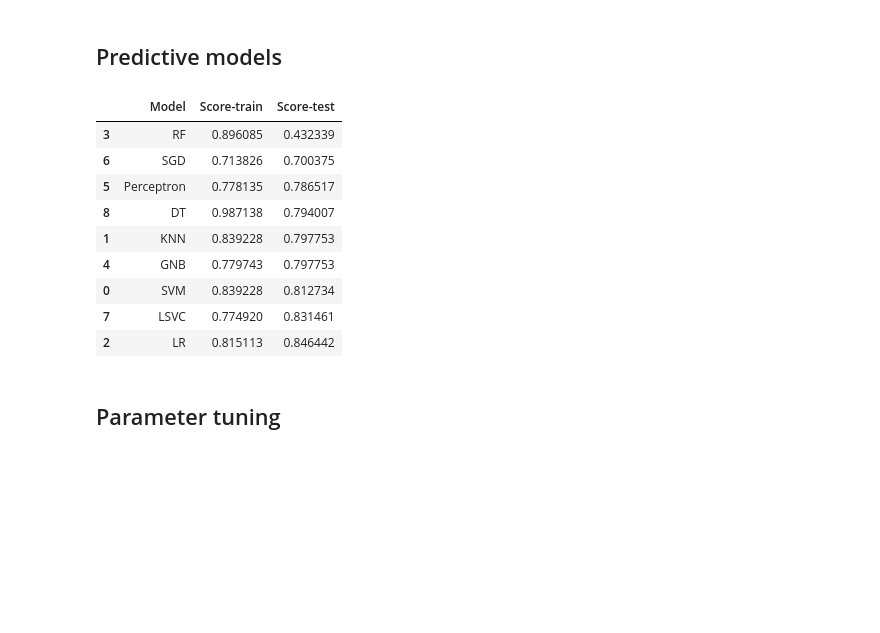
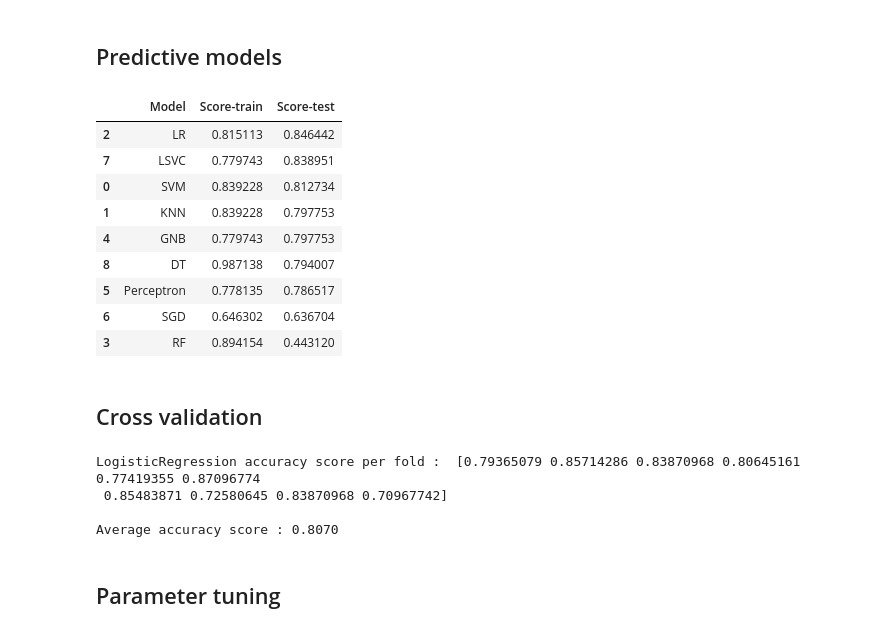
Before and after one commit to Przemoo16/Scikit-learn-Titanic-Survivors-Classification, a Jupyter notebook: Titanic.ipynb, the cells around one changed output. Saved outputs shown, nothing was run; the diff lists cells and outputs as text; code cells hidden in the pictures; blank space fills up the shorter version.

Commit message:
Go cross validation up

```diff
--- a/Titanic.ipynb
+++ b/Titanic.ipynb
@@ -364,23 +364,40 @@ Predict probability of survival for 10 passenger: [0.14       0.14       0.58
 # %%
 Predictive_models = pd.DataFrame({
     'Model': ['SVM', 'KNN', 'LR', 'RF', 'GNB',
               'Perceptron','SGD', 'LSVC', 'DT'],
     'Score-train': [svc_train_score, kn_train_score, lr_train_score, rf_train_score, gnb_train_score,
               per_train_score, sgd_train_score, lsvc_train_score, dt_train_score],
     'Score-test': [svc_test_score, kn_test_score, lr_test_score, rf_test_score, gnb_test_score,
               per_test_score, sgd_test_score, lsvc_test_score, dt_test_score]})
-Predictive_models.sort_values(by ='Score-test', ascending=True)
+Predictive_models.sort_values(by ='Score-test', ascending=False)
 # %% [output]
 |  | Model | Score-train | Score-test |
-| 3 | RF | 0.896085 | 0.432339 |
-| 6 | SGD | 0.713826 | 0.700375 |
-| 5 | Perceptron | 0.778135 | 0.786517 |
-| 8 | DT | 0.987138 | 0.794007 |
+| 2 | LR | 0.815113 | 0.846442 |
+| 7 | LSVC | 0.779743 | 0.838951 |
+| 0 | SVM | 0.839228 | 0.812734 |
 | 1 | KNN | 0.839228 | 0.797753 |
 | 4 | GNB | 0.779743 | 0.797753 |
-| 0 | SVM | 0.839228 | 0.812734 |
-| 7 | LSVC | 0.774920 | 0.831461 |
-| 2 | LR | 0.815113 | 0.846442 |
+| 8 | DT | 0.987138 | 0.794007 |
+| 5 | Perceptron | 0.778135 | 0.786517 |
+| 6 | SGD | 0.646302 | 0.636704 |
+| 3 | RF | 0.894154 | 0.443120 |
+# %% [markdown]
+## Cross validation
+# %%
+LR = LogisticRegression()
+
+kfold = KFold(n_splits = 10, shuffle = True, random_state = 0)
+kfold_score = cross_val_score(LR, X_train, y_train, cv = kfold)
+
+kfold_score_mean = np.mean(kfold_score)
+
+print("LogisticRegression accuracy score per fold : ", kfold_score, "\n")
+print("Average accuracy score : {:.4f}".format(kfold_score_mean))
+# %% [output]
+LogisticRegression accuracy score per fold :  [0.79365079 0.85714286 0.83870968 0.80645161 0.77419355 0.87096774
+ 0.85483871 0.72580645 0.83870968 0.70967742]
+
+Average accuracy score : 0.8070
 # %% [markdown]
 ## Parameter tuning
 # %%
```
Also changed, not shown: parts of 5 cells of this notebook.
